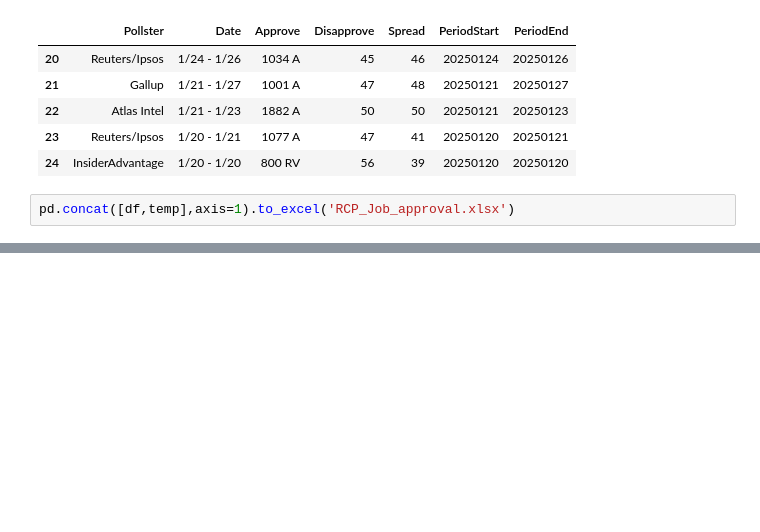
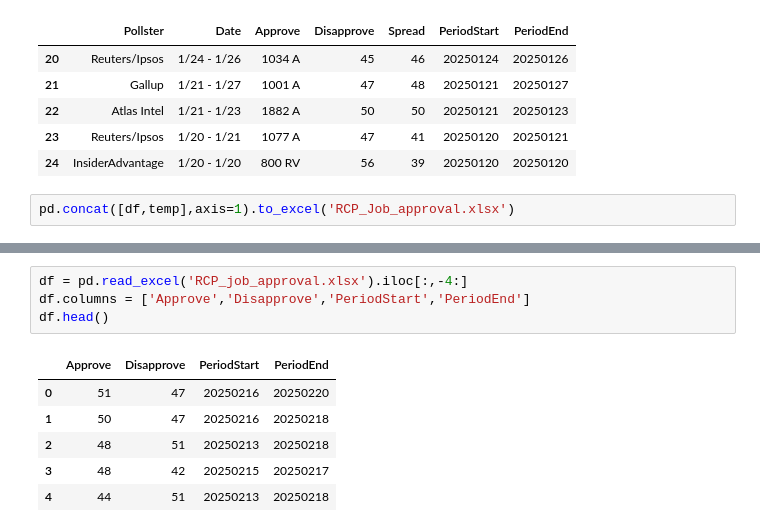
Before and after one commit to redzone67/g, a Jupyter notebook: RCP_job_approval.ipynb, the cells around one changed output, grey strips where cells are left out. Cells and saved outputs as stored; diff of their text form; blank space fills up the shorter version.

```diff
--- a/RCP_job_approval.ipynb
+++ b/RCP_job_approval.ipynb
@@ -158,0 +188,11 @@ pd.concat([df,temp],axis=1).to_excel('RCP_Job_approval.xlsx')
+# %%
+df = pd.read_excel('RCP_job_approval.xlsx').iloc[:,-4:]
+df.columns = ['Approve','Disapprove','PeriodStart','PeriodEnd']
+df.head()
+# %% [output]
+|  | Approve | Disapprove | PeriodStart | PeriodEnd |
+| 0 | 51 | 47 | 20250216 | 20250220 |
+| 1 | 50 | 47 | 20250216 | 20250218 |
+| 2 | 48 | 51 | 20250213 | 20250218 |
+| 3 | 48 | 42 | 20250215 | 20250217 |
+| 4 | 44 | 51 | 20250213 | 20250218 |
```
Also changed, not shown: parts of 2 cells of this notebook, 1 other file.
